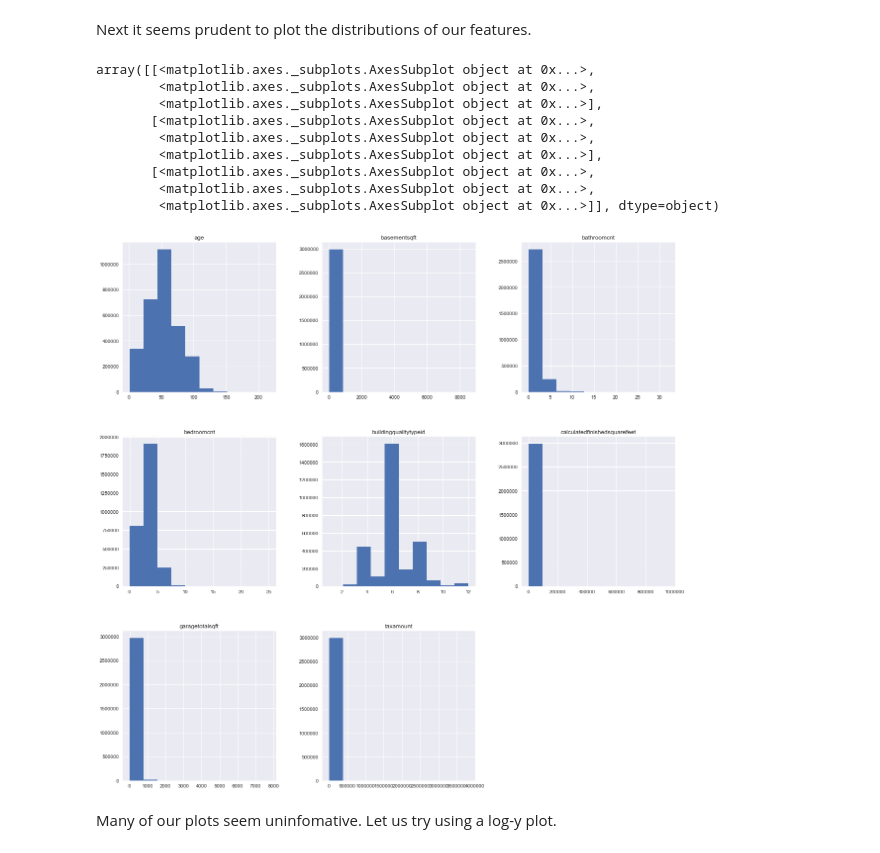
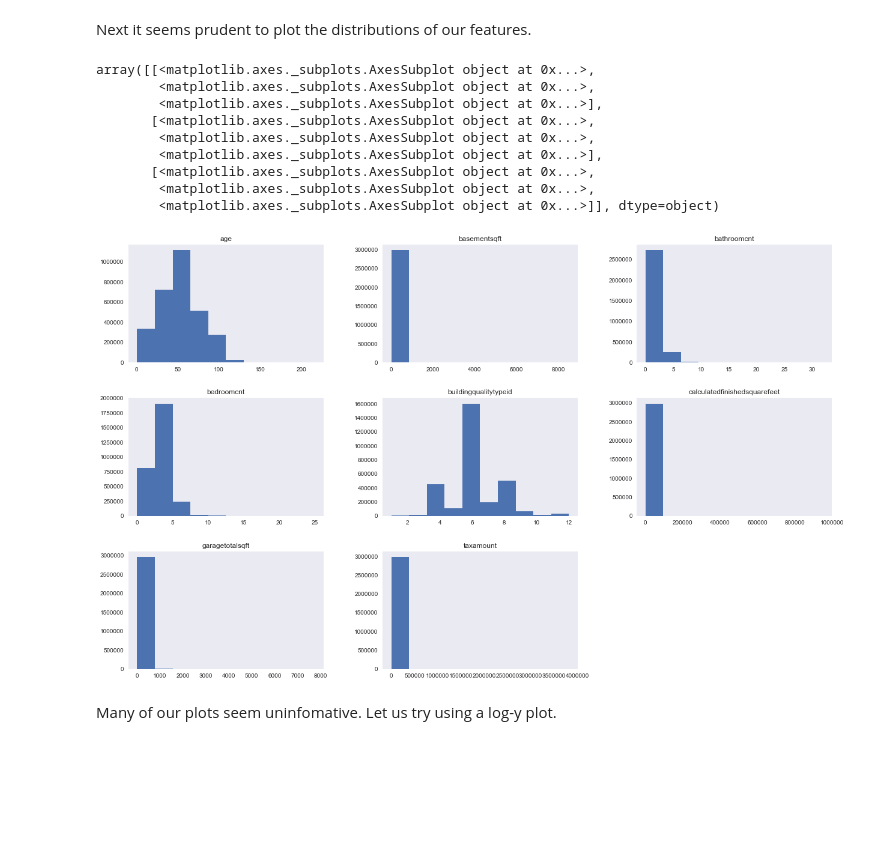
Before and after one commit to moduIo/Data-Science, a Jupyter notebook: HW3/HW3.ipynb, the cells around one changed output. Cells and saved outputs as stored; diff of their text form; code cells hidden in the pictures; blank space fills up the shorter version.

Commit message:
Add cleaned up visuals

```diff
--- a/HW3/HW3.ipynb
+++ b/HW3/HW3.ipynb
@@ -20,7 +20,7 @@ from sklearn.metrics.pairwise import euclidean_distances
 from scipy.stats import zscore
 
 %matplotlib inline
-matplotlib.rcParams['figure.figsize'] = (20,20)
+matplotlib.rcParams['figure.figsize'] = (21,13)
 # %%
 # Load dataset as data matrix X
 X = pd.read_csv(open("properties_2017.csv", "rb"))
@@ -69,18 +69,18 @@ original_scoring_features = imputed_scoring_features.copy(deep=True)
 # %% [markdown]
 Next it seems prudent to plot the distributions of our features.
 # %%
-imputed_scoring_features.hist()
+imputed_scoring_features.hist(grid=False)
 # %% [output]
 array([[<matplotlib.axes._subplots.AxesSubplot object at 0x...>,
         <matplotlib.axes._subplots.AxesSubplot object at 0x...>,
         <matplotlib.axes._subplots.AxesSubplot object at 0x...>],
        [<matplotlib.axes._subplots.AxesSubplot object at 0x...>,
         <matplotlib.axes._subplots.AxesSubplot object at 0x...>,
         <matplotlib.axes._subplots.AxesSubplot object at 0x...>],
        [<matplotlib.axes._subplots.AxesSubplot object at 0x...>,
         <matplotlib.axes._subplots.AxesSubplot object at 0x...>,
         <matplotlib.axes._subplots.AxesSubplot object at 0x...>]], dtype=object)
-[figure, old version]
+[figure, new version]
 # %% [markdown]
 Many of our plots seem uninfomative.  Let us try using a log-y plot.
 # %%
```
Also changed, not shown: parts of 9 cells of this notebook.
